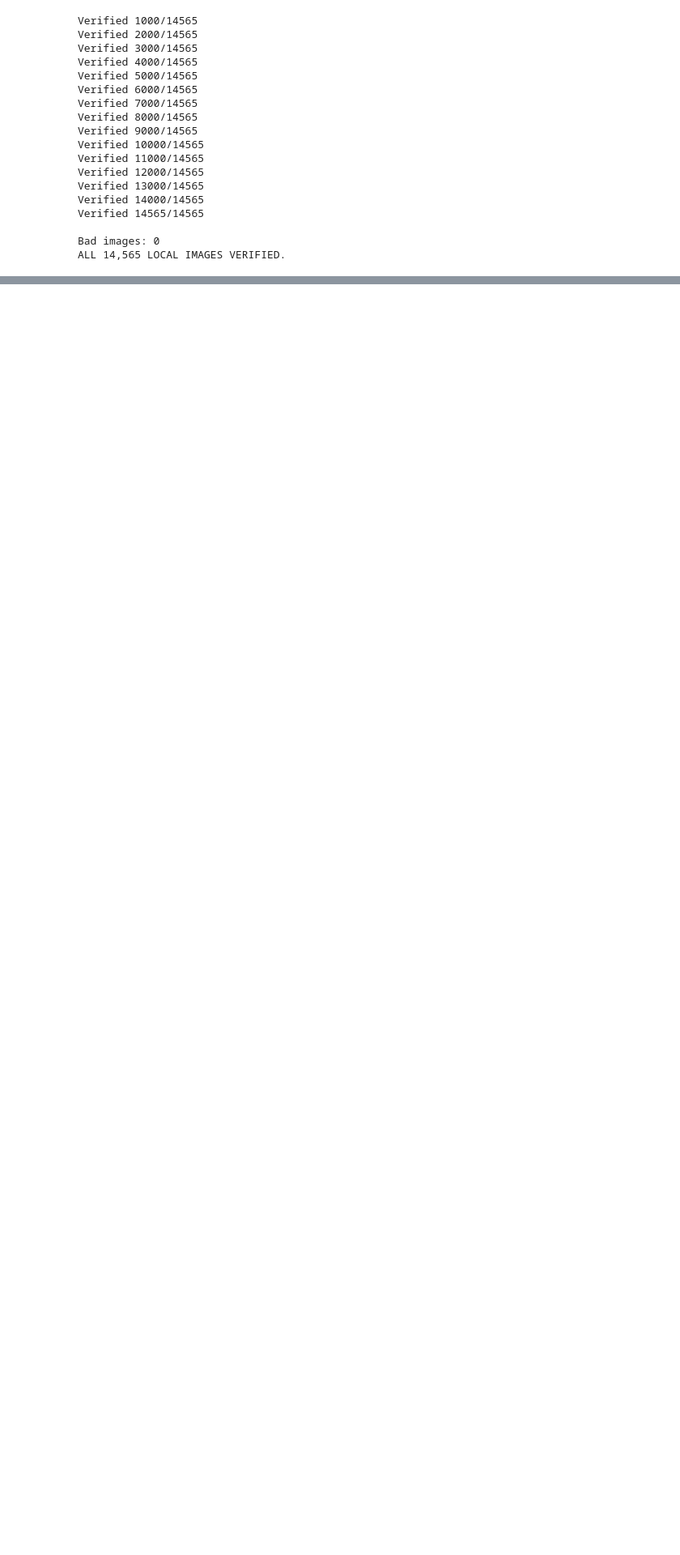
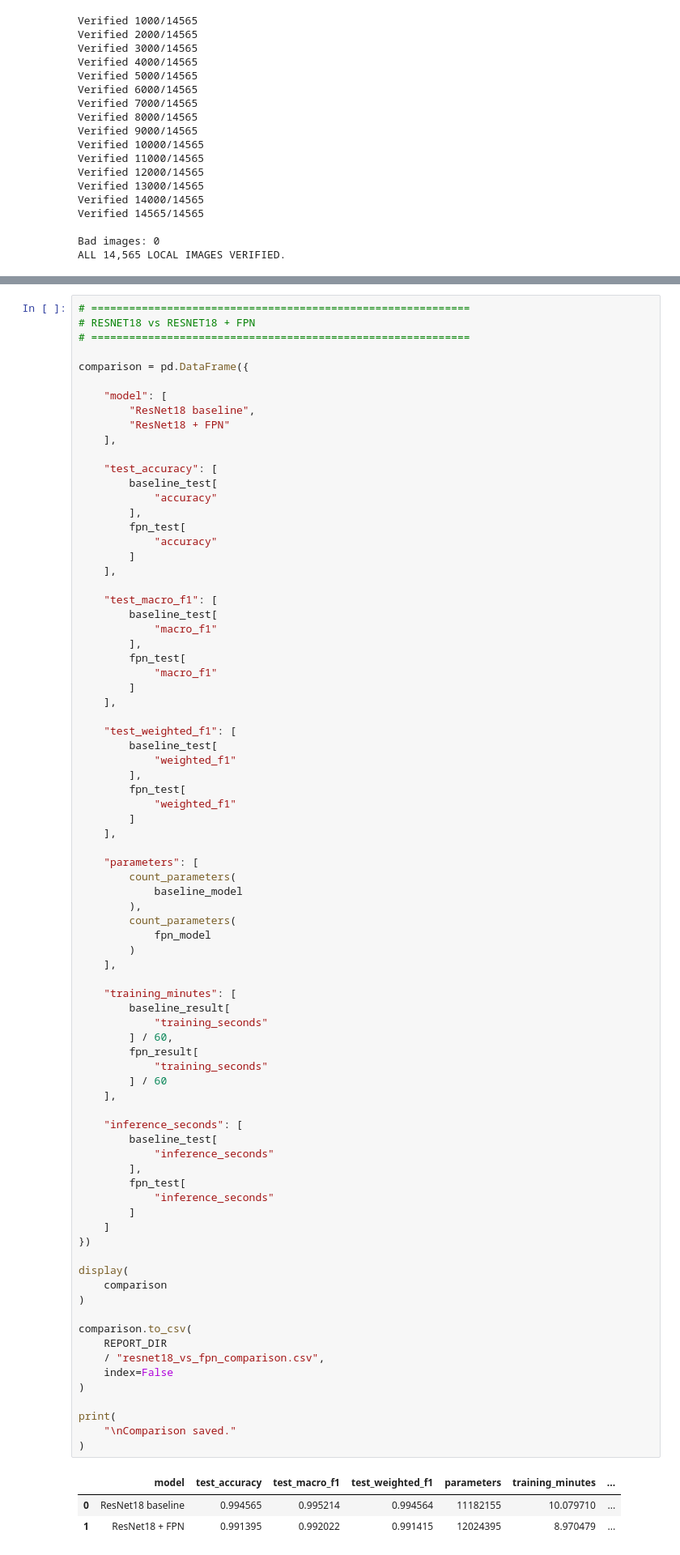
Before and after one commit to Amal-Anojan/stitching-defect-detection, a Jupyter notebook: Notebooks/resnet18_fpn_experiment.ipynb, the cells around one changed output, grey strips where cells are left out. Shown at 81% size. Saved outputs shown, nothing was run; the diff lists cells and outputs as text; blank space fills up the shorter version.

```diff
--- a/Notebooks/resnet18_fpn_experiment.ipynb
+++ b/Notebooks/resnet18_fpn_experiment.ipynb
@@ -1696,0 +2689,84 @@ def train_model(
+# %%
+# ============================================================
+# RESNET18 vs RESNET18 + FPN
+# ============================================================
+
+comparison = pd.DataFrame({
+
+    "model": [
+        "ResNet18 baseline",
+        "ResNet18 + FPN"
+    ],
+
+    "test_accuracy": [
+        baseline_test[
+            "accuracy"
+        ],
+        fpn_test[
+            "accuracy"
+        ]
+    ],
+
+    "test_macro_f1": [
+        baseline_test[
+            "macro_f1"
+        ],
+        fpn_test[
+            "macro_f1"
+        ]
+    ],
+
+    "test_weighted_f1": [
+        baseline_test[
+            "weighted_f1"
+        ],
+        fpn_test[
+            "weighted_f1"
+        ]
+    ],
+
+    "parameters": [
+        count_parameters(
+            baseline_model
+        ),
+        count_parameters(
+            fpn_model
+        )
+    ],
+
+    "training_minutes": [
+        baseline_result[
+            "training_seconds"
+        ] / 60,
+        fpn_result[
+            "training_seconds"
+        ] / 60
+    ],
+
+    "inference_seconds": [
+        baseline_test[
+            "inference_seconds"
+        ],
+        fpn_test[
+            "inference_seconds"
+        ]
+    ]
+})
+
+display(
+    comparison
+)
+
+comparison.to_csv(
+    REPORT_DIR
+    / "resnet18_vs_fpn_comparison.csv",
+    index=False
+)
+
+print(
+    "\nComparison saved."
+)
+# %% [output]
+|  | model | test_accuracy | test_macro_f1 | test_weighted_f1 | parameters | training_minutes | ... |
+| 0 | ResNet18 baseline | 0.994565 | 0.995214 | 0.994564 | 11182155 | 10.079710 | ... |
+| 1 | ResNet18 + FPN | 0.991395 | 0.992022 | 0.991415 | 12024395 | 8.970479 | ... |
```
Also changed, not shown: parts of 28 cells of this notebook, 6 other files.
